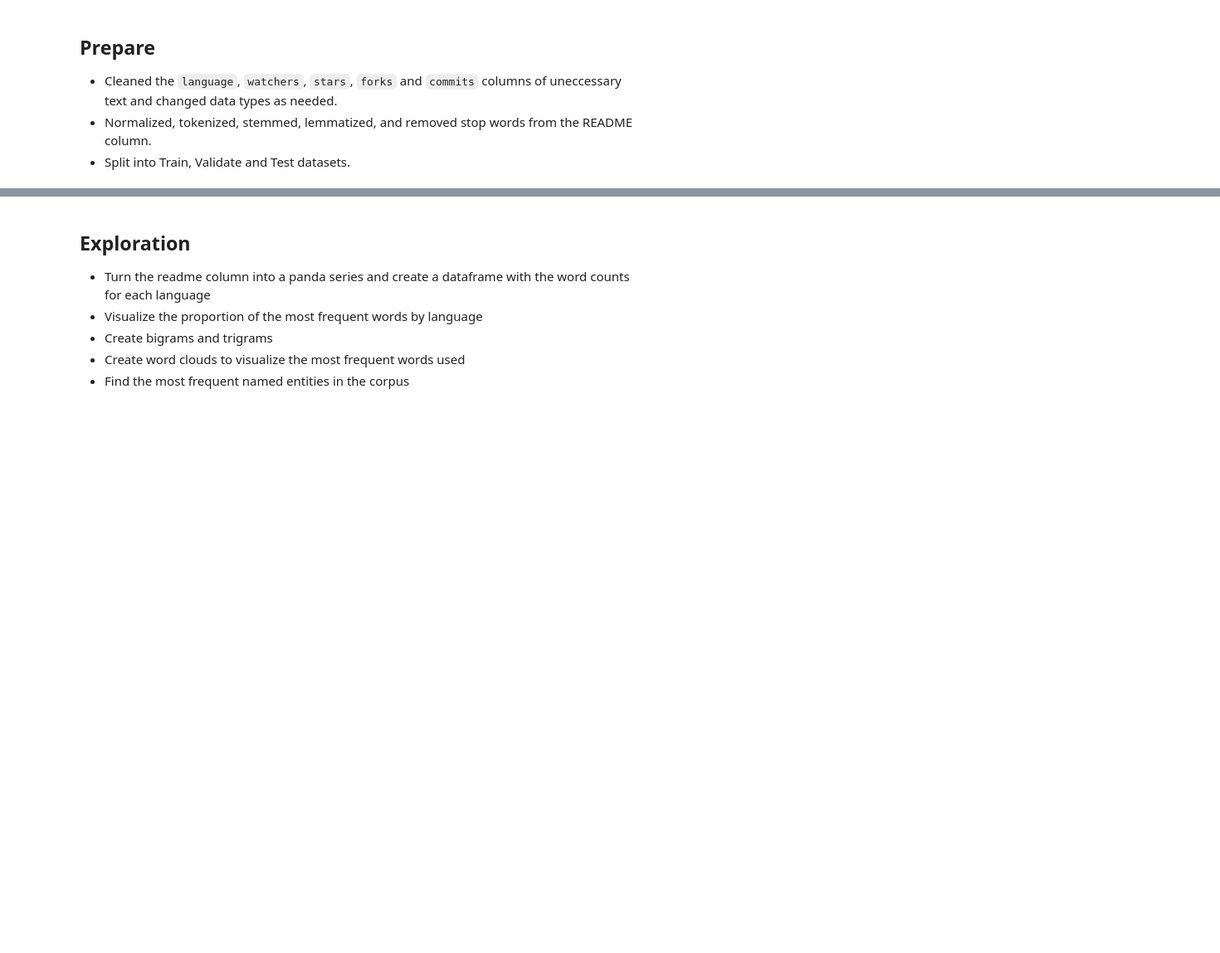
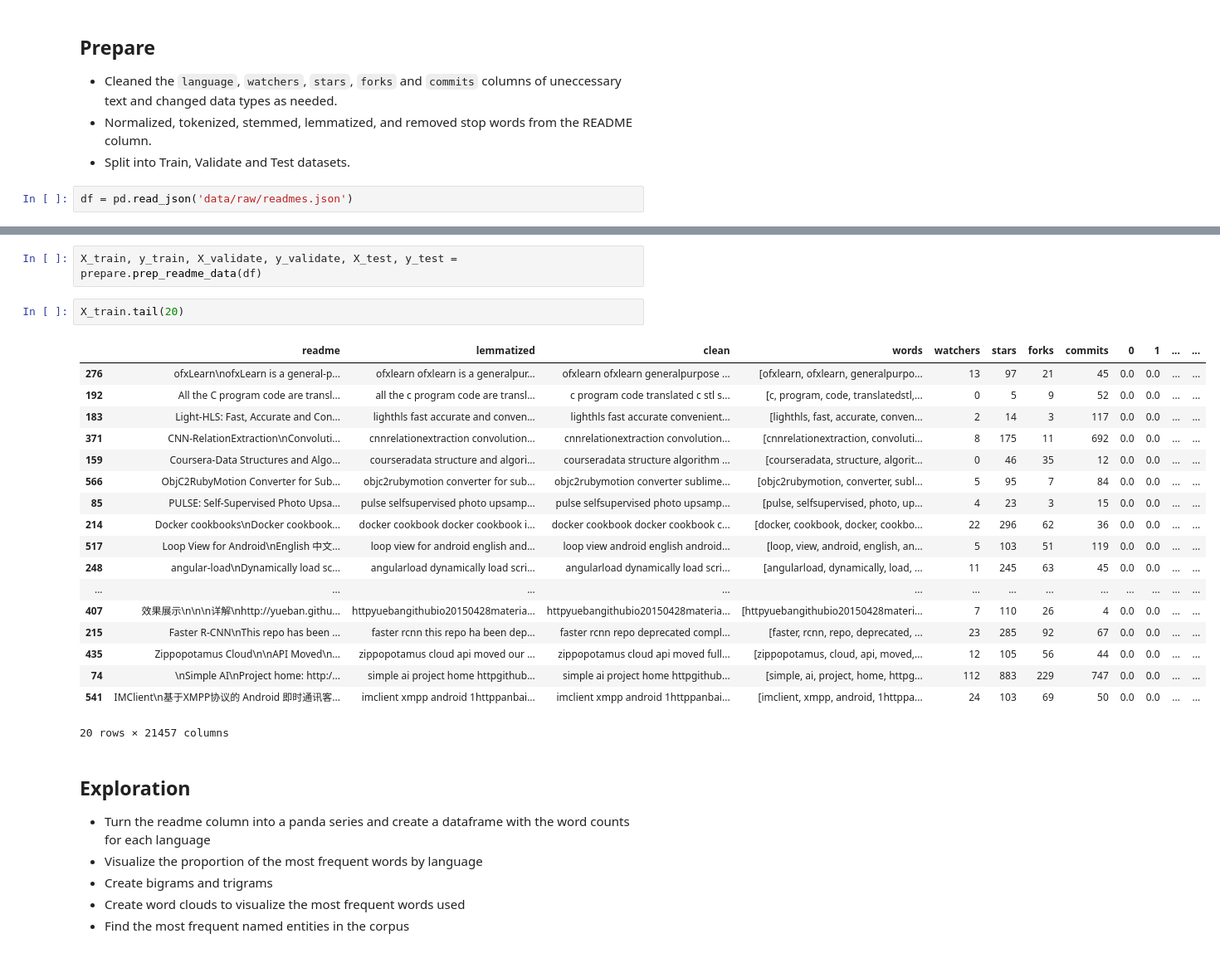
Before and after one commit to NLP-Darden-Project-Team-6/NLP-3, a Jupyter notebook: summary.ipynb, the cells around one changed output, grey strips where cells are left out. Shown at 83% size. Cells and saved outputs as stored; diff of their text form; blank space fills up the shorter version.

Commit message:
adding acquire and prepare code

```diff
--- a/summary.ipynb
+++ b/summary.ipynb
@@ -47,3 +68,5 @@ filterwarnings('ignore')
 - Cleaned the `language`, `watchers`, `stars`, `forks` and `commits` columns of uneccessary text and changed data types as needed.
 - Normalized, tokenized, stemmed, lemmatized, and removed stop words from the README column.
 - Split into Train, Validate and Test datasets.
+# %%
+df = pd.read_json('data/raw/readmes.json')
@@ -50,3 +89,26 @@ filterwarnings('ignore')
+# %%
+X_train, y_train, X_validate, y_validate, X_test, y_test = prepare.prep_readme_data(df)
+# %%
+X_train.tail(20)
+# %% [output]
+|  | readme | lemmatized | clean | words | watchers | stars | forks | commits | 0 | 1 | ... | ... |
+| 276 | ofxLearn\nofxLearn is a general-p... | ofxlearn ofxlearn is a generalpur... | ofxlearn ofxlearn generalpurpose ... | [ofxlearn, ofxlearn, generalpurpo... | 13 | 97 | 21 | 45 | 0.0 | 0.0 | ... | ... |
+| 192 | All the C program code are transl... | all the c program code are transl... | c program code translated c stl s... | [c, program, code, translatedstl,... | 0 | 5 | 9 | 52 | 0.0 | 0.0 | ... | ... |
+| 183 | Light-HLS: Fast, Accurate and Con... | lighthls fast accurate and conven... | lighthls fast accurate convenient... | [lighthls, fast, accurate, conven... | 2 | 14 | 3 | 117 | 0.0 | 0.0 | ... | ... |
+| 371 | CNN-RelationExtraction\nConvoluti... | cnnrelationextraction convolution... | cnnrelationextraction convolution... | [cnnrelationextraction, convoluti... | 8 | 175 | 11 | 692 | 0.0 | 0.0 | ... | ... |
+| 159 | Coursera-Data Structures and Algo... | courseradata structure and algori... | courseradata structure algorithm ... | [courseradata, structure, algorit... | 0 | 46 | 35 | 12 | 0.0 | 0.0 | ... | ... |
+| 566 | ObjC2RubyMotion Converter for Sub... | objc2rubymotion converter for sub... | objc2rubymotion converter sublime... | [objc2rubymotion, converter, subl... | 5 | 95 | 7 | 84 | 0.0 | 0.0 | ... | ... |
+| 85 | PULSE: Self-Supervised Photo Upsa... | pulse selfsupervised photo upsamp... | pulse selfsupervised photo upsamp... | [pulse, selfsupervised, photo, up... | 4 | 23 | 3 | 15 | 0.0 | 0.0 | ... | ... |
+| 214 | Docker cookbooks\nDocker cookbook... | docker cookbook docker cookbook i... | docker cookbook docker cookbook c... | [docker, cookbook, docker, cookbo... | 22 | 296 | 62 | 36 | 0.0 | 0.0 | ... | ... |
+| 517 | Loop View for Android\nEnglish 中文... | loop view for android english and... | loop view android english android... | [loop, view, android, english, an... | 5 | 103 | 51 | 119 | 0.0 | 0.0 | ... | ... |
+| 248 | angular-load\nDynamically load sc... | angularload dynamically load scri... | angularload dynamically load scri... | [angularload, dynamically, load, ... | 11 | 245 | 63 | 45 | 0.0 | 0.0 | ... | ... |
+| ... | ... | ... | ... | ... | ... | ... | ... | ... | ... | ... | ... | ... |
+| 407 | 效果展示\n\n\n详解\nhttp://yueban.githu... | httpyuebangithubio20150428materia... | httpyuebangithubio20150428materia... | [httpyuebangithubio20150428materi... | 7 | 110 | 26 | 4 | 0.0 | 0.0 | ... | ... |
+| 215 | Faster R-CNN\nThis repo has been ... | faster rcnn this repo ha been dep... | faster rcnn repo deprecated compl... | [faster, rcnn, repo, deprecated, ... | 23 | 285 | 92 | 67 | 0.0 | 0.0 | ... | ... |
+| 435 | Zippopotamus Cloud\n\nAPI Moved\n... | zippopotamus cloud api moved our ... | zippopotamus cloud api moved full... | [zippopotamus, cloud, api, moved,... | 12 | 105 | 56 | 44 | 0.0 | 0.0 | ... | ... |
+| 74 | \nSimple AI\nProject home: http:/... | simple ai project home httpgithub... | simple ai project home httpgithub... | [simple, ai, project, home, httpg... | 112 | 883 | 229 | 747 | 0.0 | 0.0 | ... | ... |
+| 541 | IMClient\n基于XMPP协议的 Android 即时通讯客... | imclient xmpp android 1httppanbai... | imclient xmpp android 1httppanbai... | [imclient, xmpp, android, 1httppa... | 24 | 103 | 69 | 50 | 0.0 | 0.0 | ... | ... |
+20 rows × 21457 columns
 # %% [markdown]
 ## Exploration
 - Turn the readme column into a panda series and create a dataframe with the word counts for each language
```
Also changed, not shown: parts of 16 cells of this notebook.
